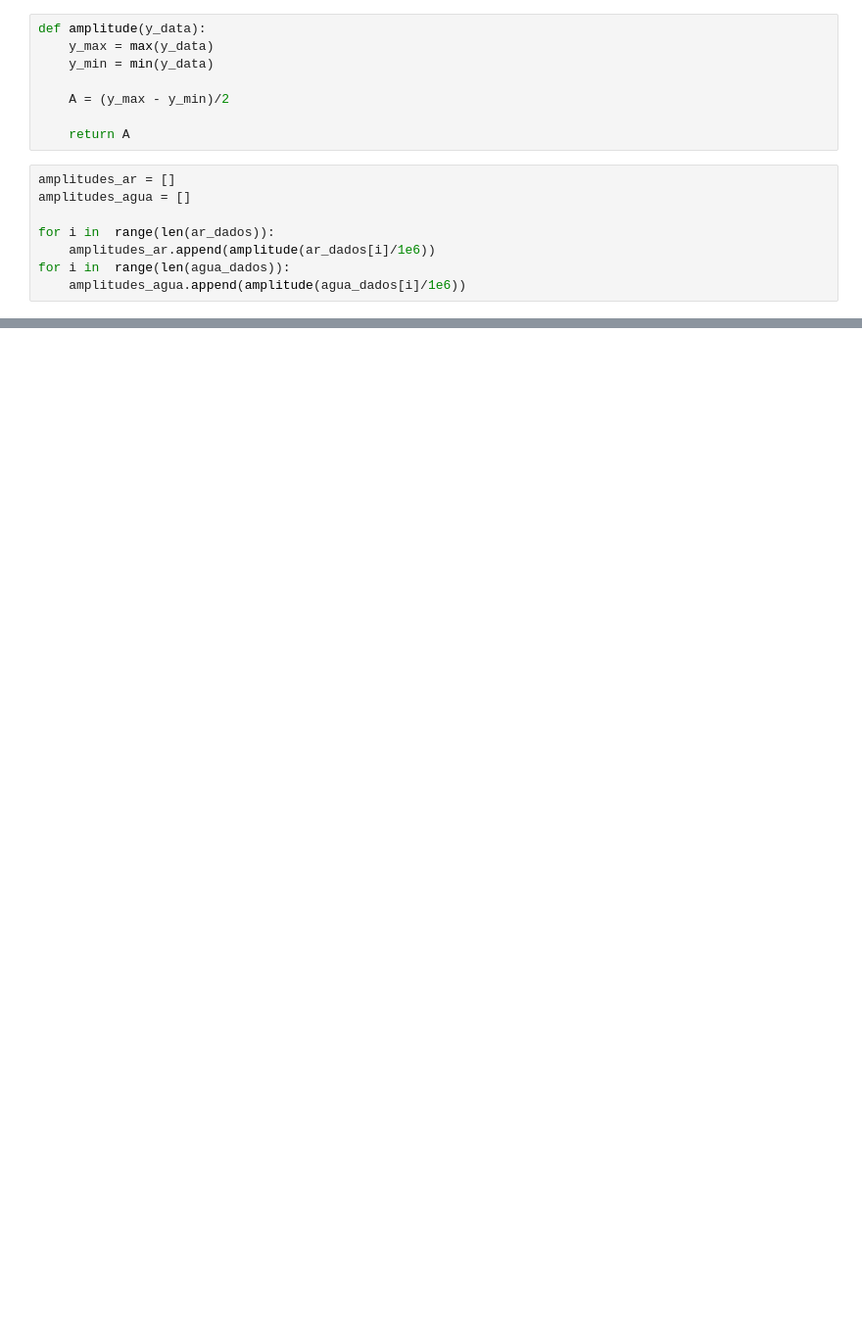
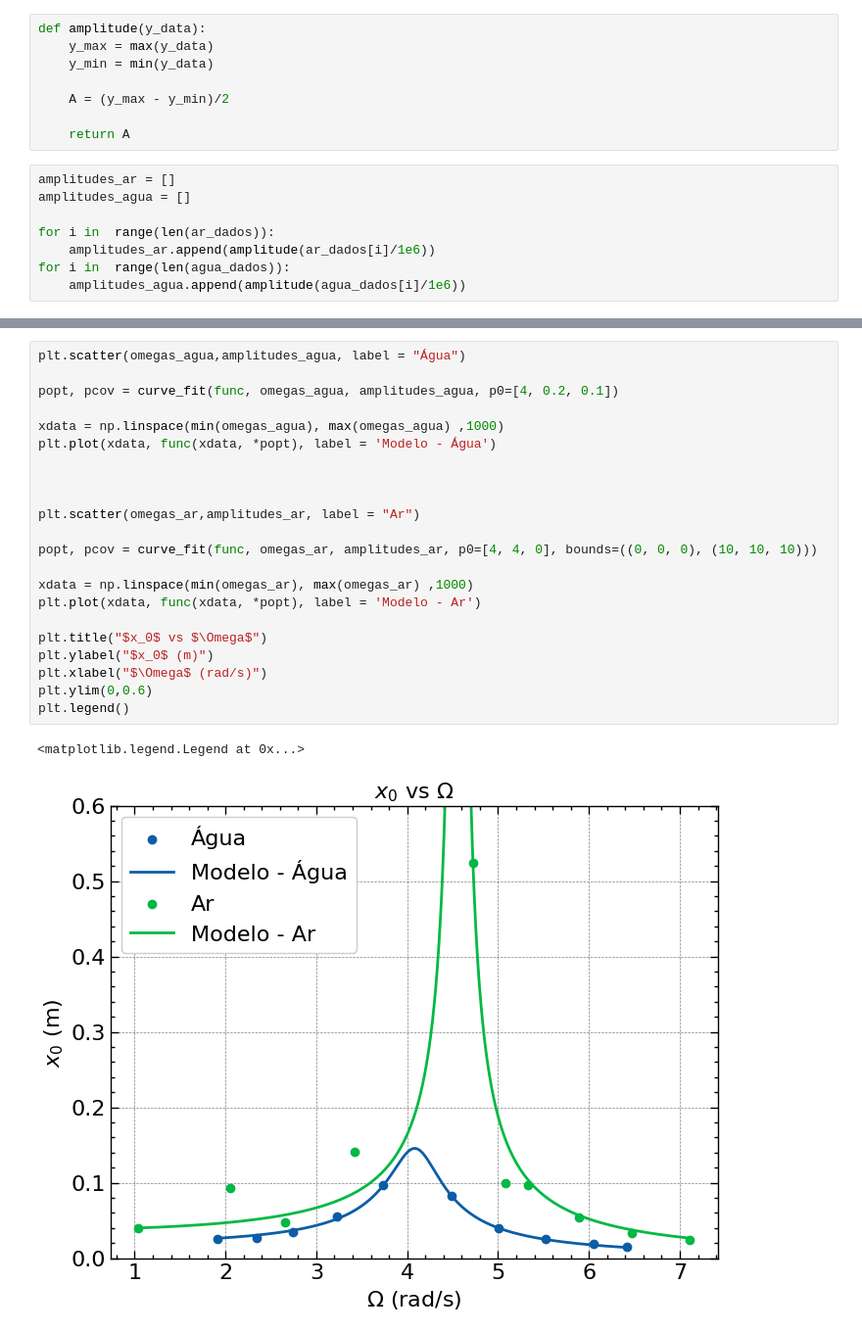
Before and after one commit to matncb/laboratorio-fisica2, a Jupyter notebook: pratica3/main-w.ipynb, the cells around one changed output, grey strips where cells are left out. Shown at 98% size. Cells and saved outputs as stored; diff of their text form; blank space fills up the shorter version.

```diff
--- a/pratica3/main-w.ipynb
+++ b/pratica3/main-w.ipynb
@@ -65 +73,26 @@ array([4.10352854, 0.08552585, 0.34841067])
 [figure]
+# %%
+plt.scatter(omegas_agua,amplitudes_agua, label = "Água")
+
+popt, pcov = curve_fit(func, omegas_agua, amplitudes_agua, p0=[4, 0.2, 0.1])
+
+xdata = np.linspace(min(omegas_agua), max(omegas_agua) ,1000)
+plt.plot(xdata, func(xdata, *popt), label = 'Modelo - Água')
+
+
+
+plt.scatter(omegas_ar,amplitudes_ar, label = "Ar")
+
+popt, pcov = curve_fit(func, omegas_ar, amplitudes_ar, p0=[4, 4, 0], bounds=((0, 0, 0), (10, 10, 10)))
+
+xdata = np.linspace(min(omegas_ar), max(omegas_ar) ,1000)
+plt.plot(xdata, func(xdata, *popt), label = 'Modelo - Ar')
+
+plt.title("$x_0$ vs $\Omega$")
+plt.ylabel("$x_0$ (m)")
+plt.xlabel("$\Omega$ (rad/s)")
+plt.ylim(0,0.6)
+plt.legend()
+# %% [output]
+<matplotlib.legend.Legend at 0x...>
+[figure, added]
```
Also changed, not shown: parts of 4 cells of this notebook, 1 other file.
